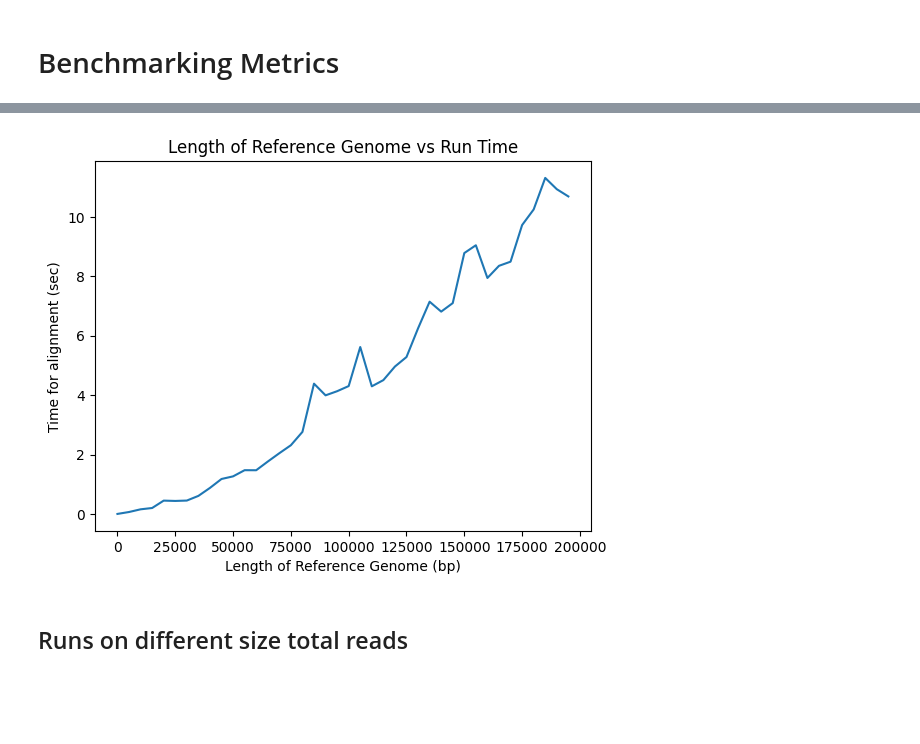
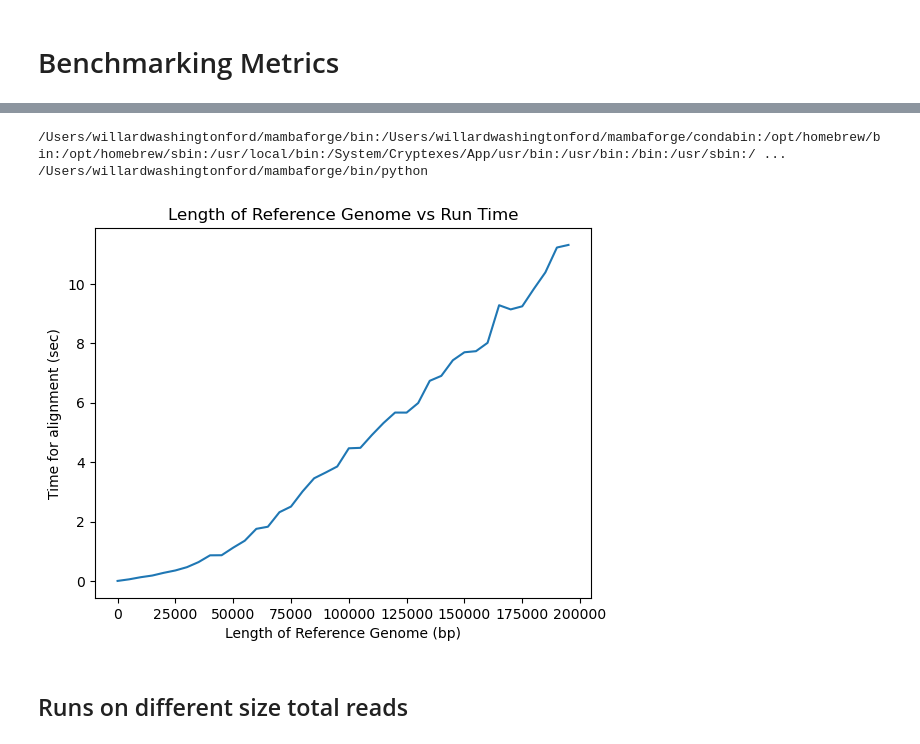
Before and after one commit to WillardFord/wf-align-CSE185, a Jupyter notebook: analysis/Benchmark_wf-align.ipynb, the cells around one changed output, grey strips where cells are left out. Drawn from its saved outputs; the diff is of its cells as text; code cells hidden in the pictures; blank space fills up the shorter version.

```diff
--- a/analysis/Benchmark_wf-align.ipynb
+++ b/analysis/Benchmark_wf-align.ipynb
@@ -41,15 +38,16 @@ for i in range(200):
 outr.close()
 # %%
 %%bash
+# Run each reference with fastq
 for var in 0 1 2 3 4 5 6 7 8 9 10 11 12 13 14 15 16 17 18 19 20 21 22 23 24 25 26 27 28 29 30 31 32 33 34 35 36 37 38 39
 do
     REF=${var}
     READS=ref_sizes/fq.fastq
-    #echo ref_sizes/reference$REF.fa
-    #echo $READS
-    #echo $REF.sam
-    #echo $REF.txt
-    wf-align ref_sizes/reference$REF.fa $READS -o $REF.sam -m $REF.txt
+    APATH=$"ref_sizes/"$var
+    wf-align ref_sizes/reference$REF.fa $READS -o "$APATH".sam -m "$APATH".txt
 done
+# %% [output]
+/Users/willardwashingtonford/mambaforge/bin:/Users/willardwashingtonford/mambaforge/condabin:/opt/homebrew/bin:/opt/homebrew/sbin:/usr/local/bin:/System/Cryptexes/App/usr/bin:/usr/bin:/bin:/usr/sbin:/ ...
+/Users/willardwashingtonford/mambaforge/bin/python
 # %%
 %%bash
@@ -71,19 +65,20 @@ import pandas as pd
 # %%
+# Plot metrics by run
 lengths = []
 for i in range(40):
     lengths.append(i*5000)
-data = pd.read_csv("ref_sizes_time.txt")
+data = pd.read_csv("ref_sizes/ref_sizes_time.txt")
 
 data["lengths"] = lengths
 data.head()
 
 plt.plot(data["lengths"], data["time_taken"])
 plt.title("Length of Reference Genome vs Run Time")
 plt.xlabel("Length of Reference Genome (bp)")
 plt.ylabel("Time for alignment (sec)")
 plt.savefig("Varying_Reference_Length.jpg")
 # %% [output]
-[figure, old version]
+[figure, new version]
 # %% [markdown]
 ## Runs on different size total reads
 # %%
```
Also changed, not shown: parts of 18 cells of this notebook, 13 other files.
